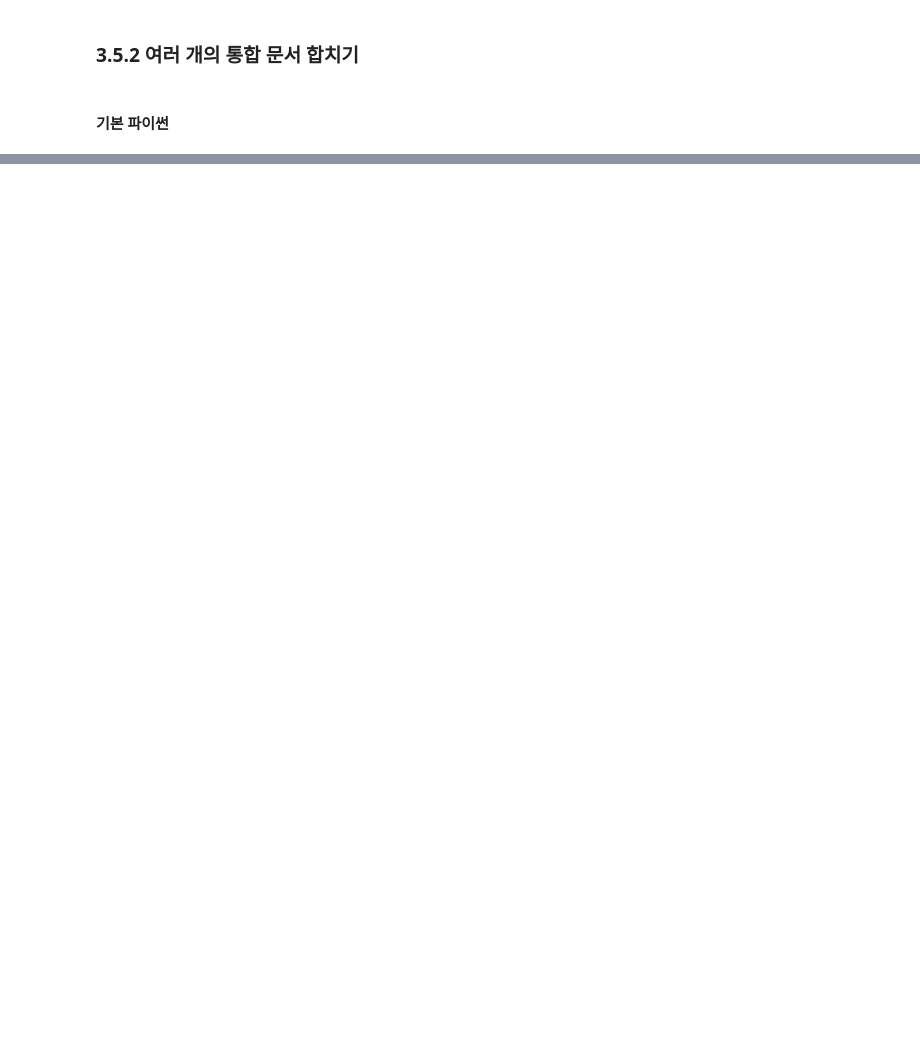
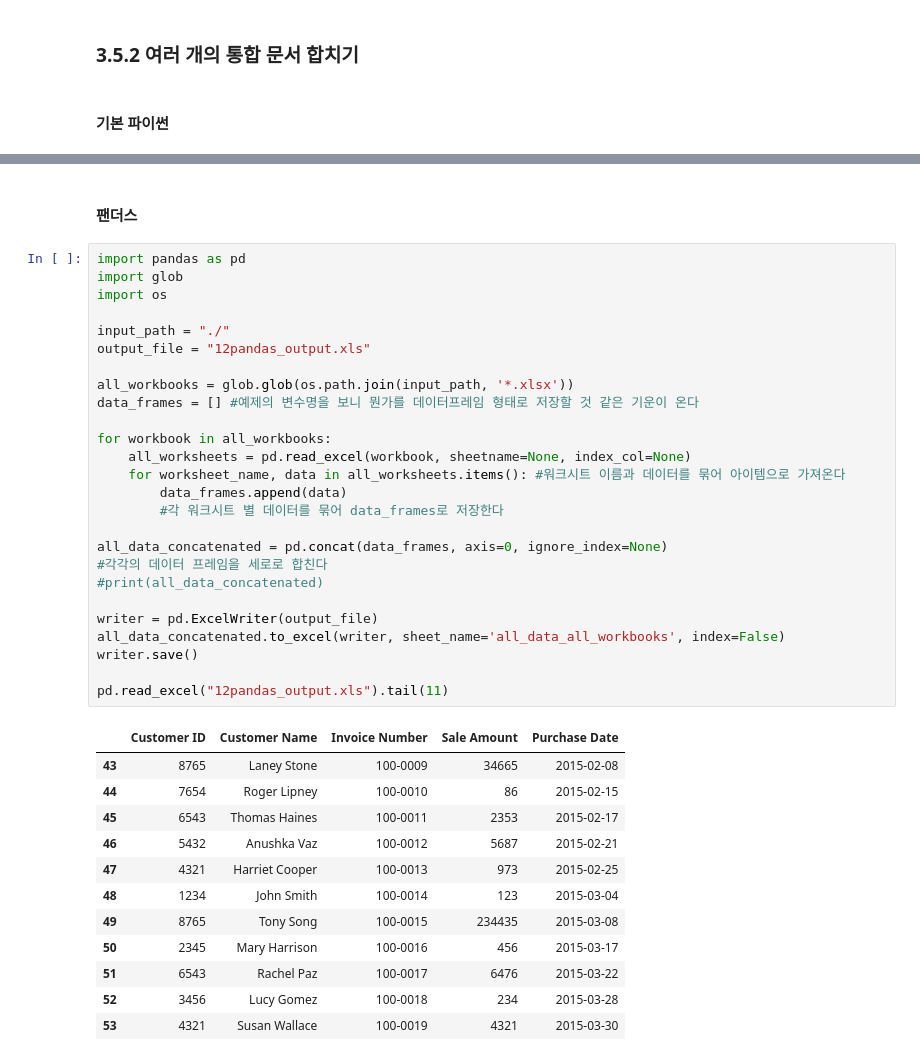
Before and after one commit to no-use-rami/analytics-with-python, a Jupyter notebook: 3장/3.4~3.6.ipynb, the cells around one changed output, grey strips where cells are left out. Drawn from its saved outputs; the diff is of its cells as text; blank space fills up the shorter version.

```diff
--- a/3장/3.4~3.6.ipynb
+++ b/3장/3.4~3.6.ipynb
@@ -214,0 +234,41 @@ sales_2015.xlsx
+# %% [markdown]
+#### 팬더스
+# %%
+import pandas as pd
+import glob
+import os
+
+input_path = "./"
+output_file = "12pandas_output.xls"
+
+all_workbooks = glob.glob(os.path.join(input_path, '*.xlsx'))
+data_frames = [] #예제의 변수명을 보니 뭔가를 데이터프레임 형태로 저장할 것 같은 기운이 온다
+
+for workbook in all_workbooks:
+    all_worksheets = pd.read_excel(workbook, sheetname=None, index_col=None)
+    for worksheet_name, data in all_worksheets.items(): #워크시트 이름과 데이터를 묶어 아이템으로 가져온다
+        data_frames.append(data)
+        #각 워크시트 별 데이터를 묶어 data_frames로 저장한다
+
+all_data_concatenated = pd.concat(data_frames, axis=0, ignore_index=None)
+#각각의 데이터 프레임을 세로로 합친다
+#print(all_data_concatenated)
+
+writer = pd.ExcelWriter(output_file)
+all_data_concatenated.to_excel(writer, sheet_name='all_data_all_workbooks', index=False)
+writer.save()
+
+pd.read_excel("12pandas_output.xls").tail(11)
+# %% [output]
+|  | Customer ID | Customer Name | Invoice Number | Sale Amount | Purchase Date |
+| 43 | 8765 | Laney Stone | 100-0009 | 34665 | 2015-02-08 |
+| 44 | 7654 | Roger Lipney | 100-0010 | 86 | 2015-02-15 |
+| 45 | 6543 | Thomas Haines | 100-0011 | 2353 | 2015-02-17 |
+| 46 | 5432 | Anushka Vaz | 100-0012 | 5687 | 2015-02-21 |
+| 47 | 4321 | Harriet Cooper | 100-0013 | 973 | 2015-02-25 |
+| 48 | 1234 | John Smith | 100-0014 | 123 | 2015-03-04 |
+| 49 | 8765 | Tony Song | 100-0015 | 234435 | 2015-03-08 |
+| 50 | 2345 | Mary Harrison | 100-0016 | 456 | 2015-03-17 |
+| 51 | 6543 | Rachel Paz | 100-0017 | 6476 | 2015-03-22 |
+| 52 | 3456 | Lucy Gomez | 100-0018 | 234 | 2015-03-28 |
+| 53 | 4321 | Susan Wallace | 100-0019 | 4321 | 2015-03-30 |
```
Also changed, not shown: parts of 12 cells of this notebook.
